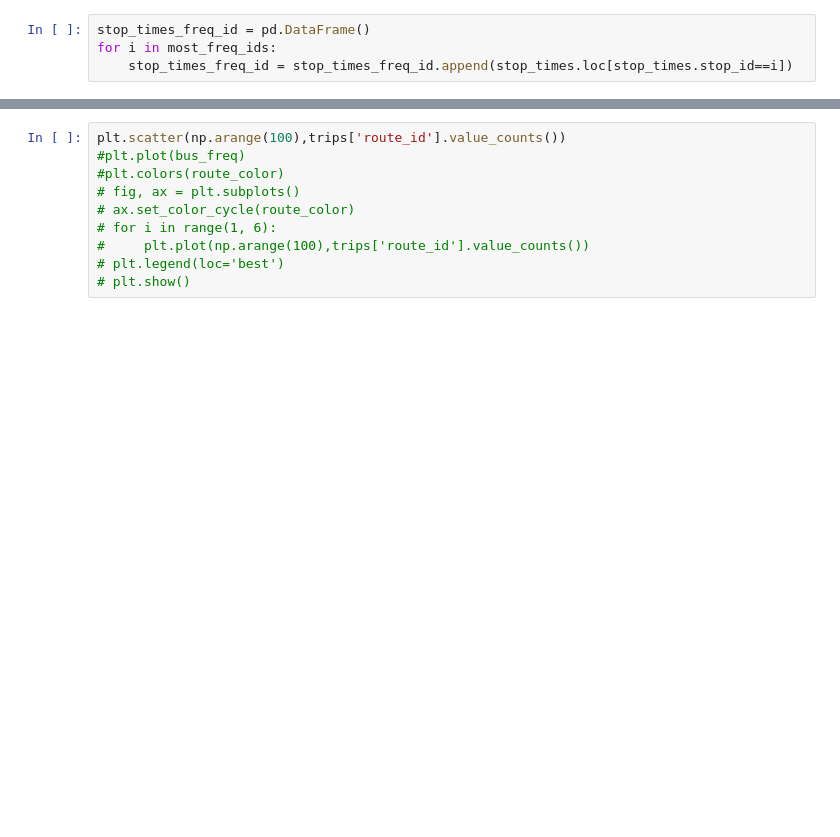
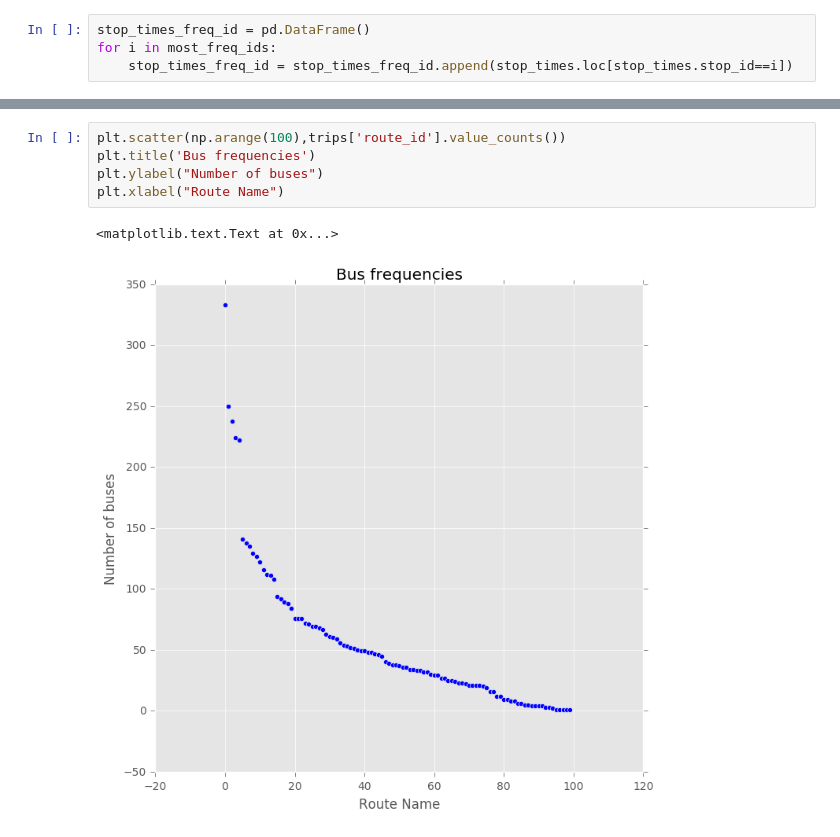
Before and after one commit to UIUC-iSchool-DataViz/project-spring2017, a Jupyter notebook: part1/part1.ipynb, the cells around one changed output, grey strips where cells are left out. Cells and saved outputs as stored; diff of their text form; blank space fills up the shorter version.

```diff
--- a/part1/part1.ipynb
+++ b/part1/part1.ipynb
@@ -207,12 +496,10 @@ trips.groupby(['route_id']).count()['trip_id']
-# %%
-plt.scatter(np.arange(100),trips['route_id'].value_counts())
-#plt.plot(bus_freq)
-#plt.colors(route_color)
-# fig, ax = plt.subplots()
-# ax.set_color_cycle(route_color)
-# for i in range(1, 6):
-#     plt.plot(np.arange(100),trips['route_id'].value_counts())
-# plt.legend(loc='best')
-# plt.show()
+# %%
+plt.scatter(np.arange(100),trips['route_id'].value_counts())
+plt.title('Bus frequencies')
+plt.ylabel("Number of buses")
+plt.xlabel("Route Name")
+# %% [output]
+<matplotlib.text.Text at 0x...>
+[figure, added]
 # %%
 len(trips.shape_id.unique())
```
Also changed, not shown: parts of 50 cells of this notebook, 13 other files.
